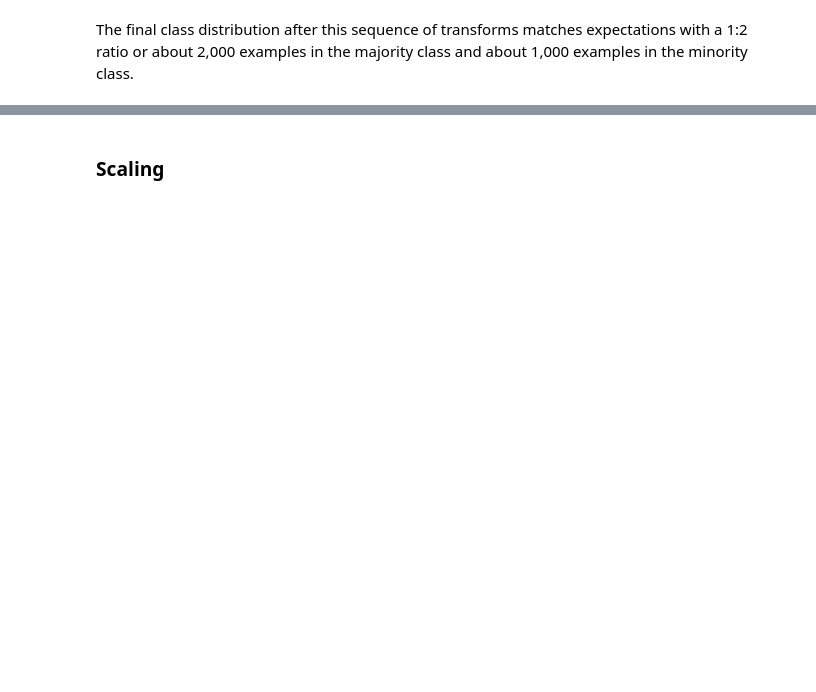
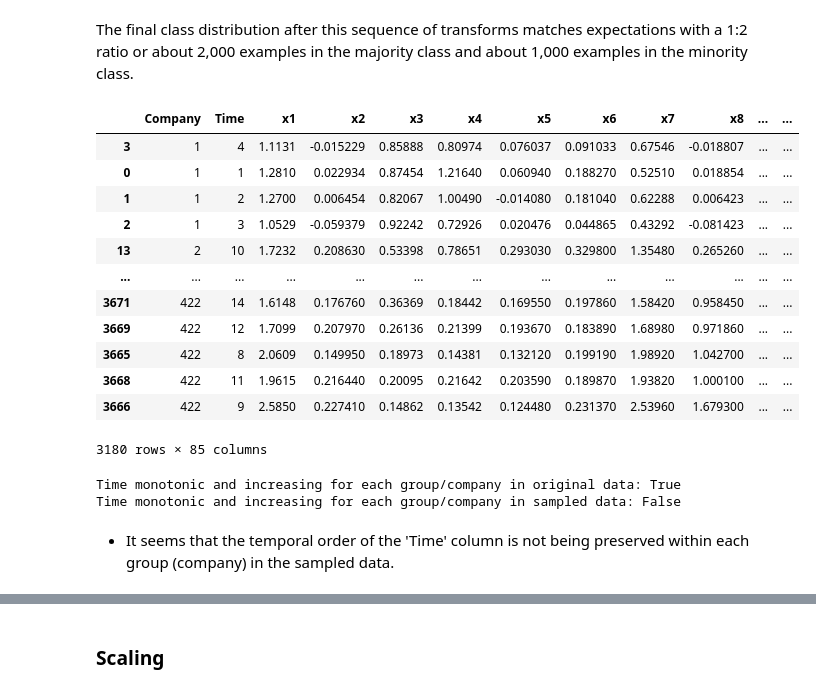
Before and after one commit to AndreCatarino/Financial-Distress-Prediction, a Jupyter notebook: docs/03_data_preparation.ipynb, the cells around one changed output, grey strips where cells are left out. Cells and saved outputs as stored; diff of their text form; code cells hidden in the pictures; blank space fills up the shorter version.

Commit message:
forward chaining time series cross validation

```diff
--- a/docs/03_data_preparation.ipynb
+++ b/docs/03_data_preparation.ipynb
@@ -57,2 +57,28 @@ Counter({0: 2120, 1: 1060})
 # %% [markdown]
  The final class distribution after this sequence of transforms matches expectations with a 1:2 ratio or about 2,000 examples in the majority class and about 1,000 examples in the minority class.
+# %%
+sampled_sorted = X_sampled.sort_values(by=['Company'])
+sampled_sorted
+# %% [output]
+|  | Company | Time | x1 | x2 | x3 | x4 | x5 | x6 | x7 | x8 | ... | ... |
+| 3 | 1 | 4 | 1.1131 | -0.015229 | 0.85888 | 0.80974 | 0.076037 | 0.091033 | 0.67546 | -0.018807 | ... | ... |
+| 0 | 1 | 1 | 1.2810 | 0.022934 | 0.87454 | 1.21640 | 0.060940 | 0.188270 | 0.52510 | 0.018854 | ... | ... |
+| 1 | 1 | 2 | 1.2700 | 0.006454 | 0.82067 | 1.00490 | -0.014080 | 0.181040 | 0.62288 | 0.006423 | ... | ... |
+| 2 | 1 | 3 | 1.0529 | -0.059379 | 0.92242 | 0.72926 | 0.020476 | 0.044865 | 0.43292 | -0.081423 | ... | ... |
+| 13 | 2 | 10 | 1.7232 | 0.208630 | 0.53398 | 0.78651 | 0.293030 | 0.329800 | 1.35480 | 0.265260 | ... | ... |
+| ... | ... | ... | ... | ... | ... | ... | ... | ... | ... | ... | ... | ... |
+| 3671 | 422 | 14 | 1.6148 | 0.176760 | 0.36369 | 0.18442 | 0.169550 | 0.197860 | 1.58420 | 0.958450 | ... | ... |
+| 3669 | 422 | 12 | 1.7099 | 0.207970 | 0.26136 | 0.21399 | 0.193670 | 0.183890 | 1.68980 | 0.971860 | ... | ... |
+| 3665 | 422 | 8 | 2.0609 | 0.149950 | 0.18973 | 0.14381 | 0.132120 | 0.199190 | 1.98920 | 1.042700 | ... | ... |
+| 3668 | 422 | 11 | 1.9615 | 0.216440 | 0.20095 | 0.21642 | 0.203590 | 0.189870 | 1.93820 | 1.000100 | ... | ... |
+| 3666 | 422 | 9 | 2.5850 | 0.227410 | 0.14862 | 0.13542 | 0.124480 | 0.231370 | 2.53960 | 1.679300 | ... | ... |
+3180 rows × 85 columns
+# %%
+# check if Time is monotonic and increasing for each group/company
+print("Time monotonic and increasing for each group/company in original data: {}".format(processor.check_time_monotonicity(X, "Time")))
+print("Time monotonic and increasing for each group/company in sampled data: {}".format(processor.check_time_monotonicity(X_sampled, "Time")))
+# %% [output]
+Time monotonic and increasing for each group/company in original data: True
+Time monotonic and increasing for each group/company in sampled data: False
+# %% [markdown]
+- It seems that the temporal order of the 'Time' column is not being preserved within each group (company) in the sampled data.
```
Also changed, not shown: parts of 13 cells of this notebook, 4 other files.
